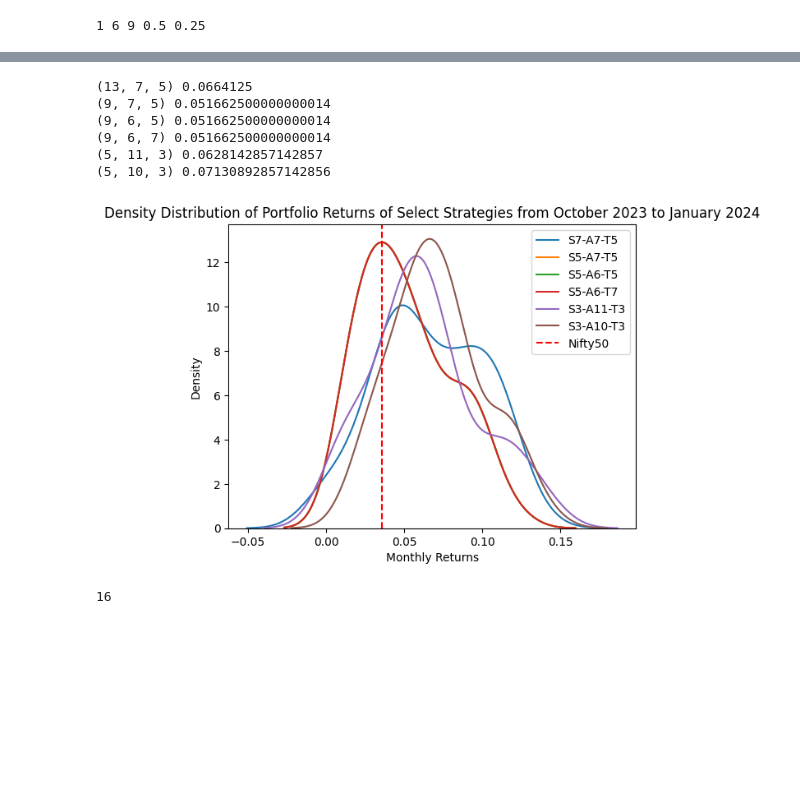
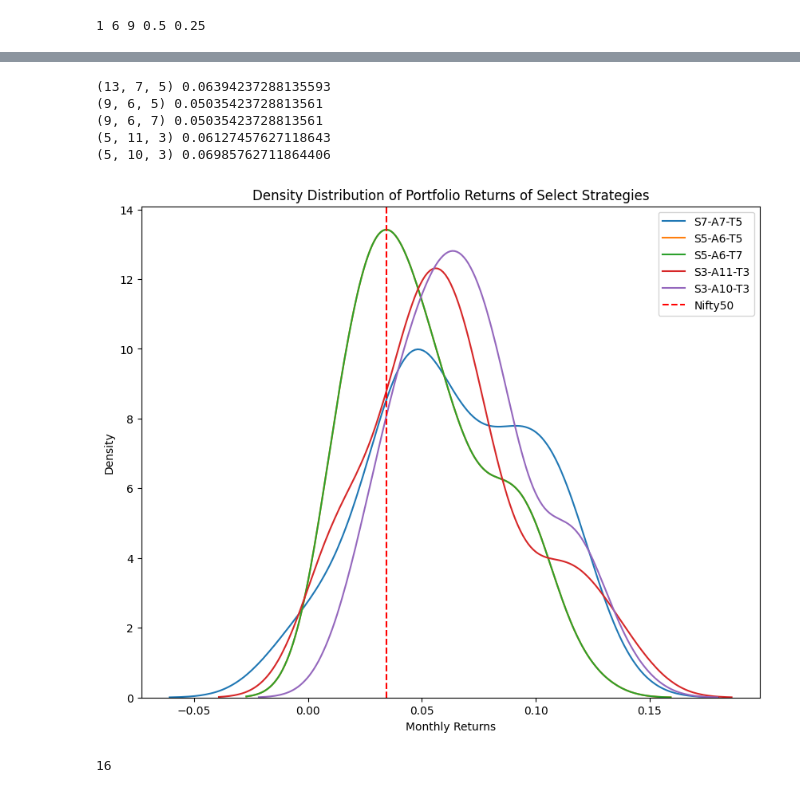
Before and after one commit to oomrawat/Portfolio-Project-FSP, a Jupyter notebook: notebooks/backtesting_results_visualisation_2.ipynb, the cells around one changed output, grey strips where cells are left out. Cells and saved outputs as stored; diff of their text form; code cells hidden in the pictures; blank space fills up the shorter version.

```diff
--- a/notebooks/backtesting_results_visualisation_2.ipynb
+++ b/notebooks/backtesting_results_visualisation_2.ipynb
@@ -373,6 +380,6 @@ backtesting_buying_dates_for_1m_hold, len(backtesting_buying_dates_for_1m_hold)
 # %%
 bt_v_list = [(1,1), (1,2), (2,1), (2,2), (0.5,0.5), (1,0.5), (0.5,1), (0.25,0.25), (0.5,0.25), (0.25,0.5)]
-strategies_selected = [(13,7,5),(7,3,10),(9,7,5),(1,6,7),(7,7,5),(9,6,5),(9,6,7),(15,1,4),(5,11,3),(5,10,3),(11,1,8),(5,7,5),(1,6,9)]
+strategies_selected = [(13,7,5),(7,3,10),(9,6,5),(1,6,7),(7,7,5),(9,6,7),(15,1,4),(5,11,3),(5,10,3),(11,1,8),(5,7,5),(1,6,9)]
 # %%
 def save_dict_to_json(data, filename):
     """
@@ -400,7 +407,7 @@ def load_json_to_dict(filename):
     return data
 # %%
 try:
-    strategy_performance_dict = load_json_to_dict('../data/last_4_months_results.json')
+    strategy_performance_dict = load_json_to_dict('../data/last_4_months_results_2.json')
     x = len(strategy_performance_dict)
 except:
     strategy_performance_dict = {}
@@ -494,13 +501,13 @@ for strategy in strategies_selected[x-1:]:
 
         transactions.append(transaction)
         strategy_performance_dict[str(strategy)] = transactions
-        save_dict_to_json(strategy_performance_dict, '../data/last_4_months_results.json')
+        save_dict_to_json(strategy_performance_dict, '../data/last_4_months_results_2.json')
 
         print(f'Done {buy_date}')
 # %% [output]
 1 6 9 0.5 0.25
 # %%
-strategy_performance_dict = load_json_to_dict('../data/last_4_months_results.json')
+strategy_performance_dict = load_json_to_dict('../data/last_4_months_results_2.json')
 # %%
 strategy_performance_dict
 # %% [output]
@@ -606,6 +623,6 @@ for k,v in strategy_sell_price_dict.items():
 # %%
 start_date = '2020-01-01'
-end_date = '2024-03-23'
+end_date = '2024-03-28'
 
 data = yf.download('^NSEI', start_date, end_date, interval="1d")
 nifty50_data = data[['Adj Close']]
@@ -672,40 +689,41 @@ nifty50
 # %%
+plt.figure(figsize=(10, 8))
+
 super_super_strategies = []
 
 for strategy, returns in strategy_sell_price_dict.items():
 
     if (sum(returns)/len(returns)) > nifty50:
         print(strategy, (sum(returns)/len(returns)))
         super_super_strategies.append(strategy)
 
         strategy = ast.literal_eval(strategy)
         ss = math.ceil(strategy[0]/2)
         wa = strategy[1]
         atf = strategy[2]
         label = f'S{ss}-A{wa}-T{atf}'
         sns.kdeplot(returns, label=label)
 
 # Adding a vertical dotted line at 0.05
 plt.axvline(x=nifty50, color='r', linestyle='--', label='Nifty50')
 
 # Adding titles and labels
-title = 'Density Distribution of Portfolio Returns of Select Strategies from October 2023 to January 2024'
+title = 'Density Distribution of Portfolio Returns of Select Strategies'
 plt.title(title)
 plt.xlabel('Monthly Returns')
 plt.ylabel('Density')
 plt.legend()
 
 # Save and display the plot
 plt.savefig(f'../backtesting_results/graphs_2/{title}.png', dpi=300)
 plt.show()
 # %% [output]
-(13, 7, 5) 0.0664125
-(9, 7, 5) 0.051662500000000014
-(9, 6, 5) 0.051662500000000014
-(9, 6, 7) 0.051662500000000014
-(5, 11, 3) 0.0628142857142857
-(5, 10, 3) 0.07130892857142856
+(13, 7, 5) 0.06394237288135593
+(9, 6, 5) 0.05035423728813561
+(9, 6, 7) 0.05035423728813561
+(5, 11, 3) 0.06127457627118643
+(5, 10, 3) 0.06985762711864406
-[figure, old version]
+[figure, new version]
 # %%
 def calculate_app_add_cost(dict1, buy, sell):
     num_stocks = len(dict1)
```
Also changed, not shown: parts of 24 cells of this notebook, 28 other files.
